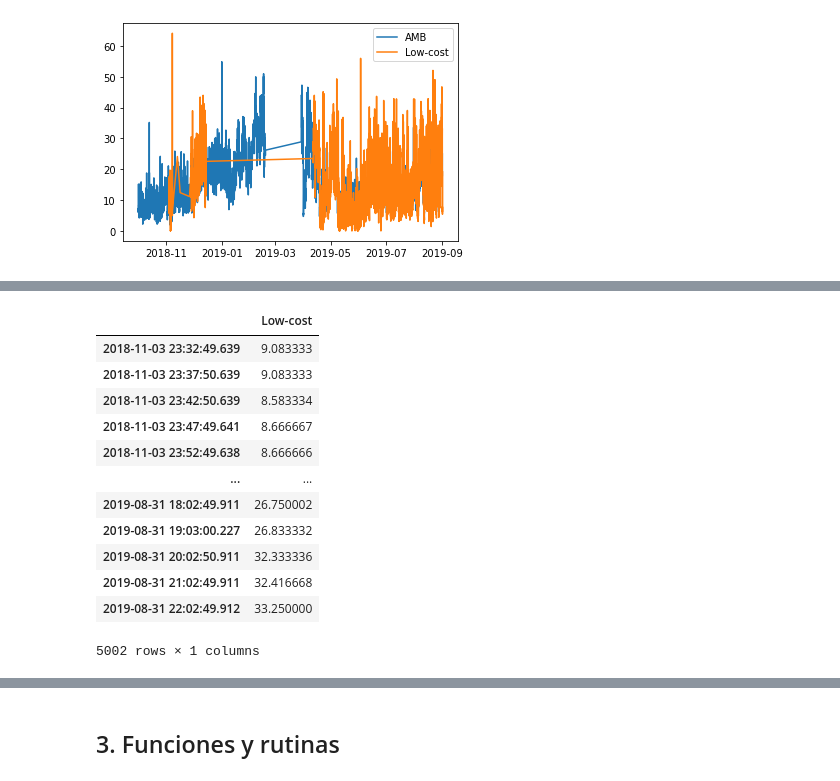
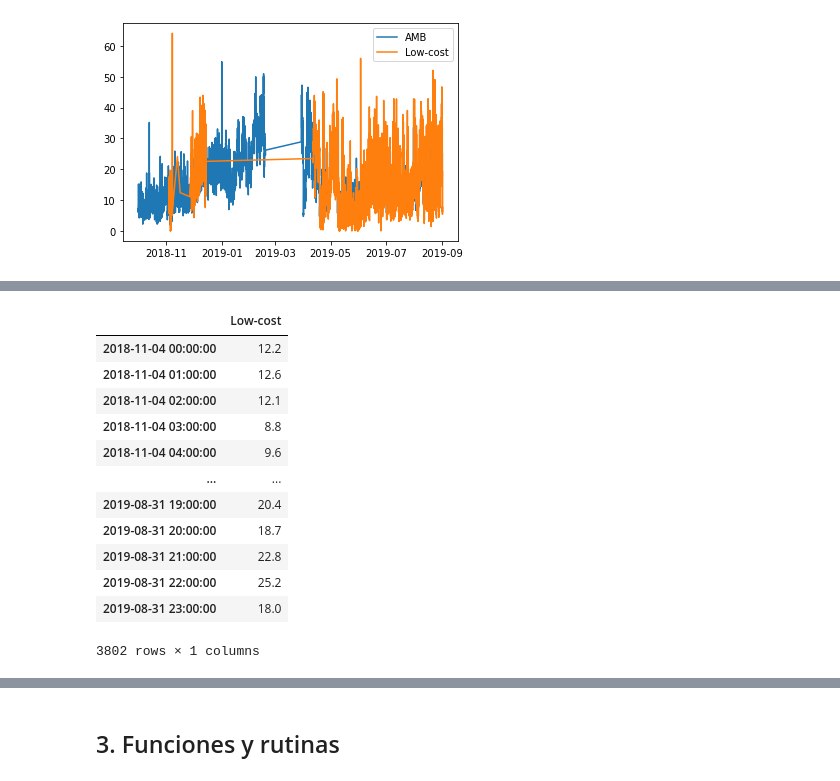
Before and after one commit to jhoampitre/MathMet1, a Jupyter notebook: Codigos/Asignación 2/Ventanas_moviles.ipynb, the cells around one changed output, grey strips where cells are left out. Cells and saved outputs as stored; diff of their text form; code cells hidden in the pictures.

```diff
--- a/Codigos/Asignación 2/Ventanas_moviles.ipynb
+++ b/Codigos/Asignación 2/Ventanas_moviles.ipynb
@@ -111,11 +99,17 @@ plt.legend()
 [figure]
 # %%
 Intervalos = []
-aux = data_AMB2.index[0]
-for i in range(len(data_AMB2)-1):
-    if data_AMB2.index[i+1] - data_AMB2.index[i] > datetime.timedelta(hours=2):
-        Intervalos.append([aux, data_AMB2.index[i]])
-        aux = data_AMB2.index[i+1]
-Intervalos.append([aux, data_AMB2.index[-1]])
+aux = data_LOW_COST.index[0]
+for i in range(len(data_LOW_COST)-1):
+    if (data_LOW_COST.index[i+1] - data_LOW_COST.index[i]) > datetime.timedelta(hours=5):
+        Intervalos.append([aux, data_LOW_COST.index[i]])
+        aux = data_LOW_COST.index[i+1]
+Intervalos.append([aux, data_LOW_COST.index[-1]])
+
+aux = Intervalos.copy()
+for i in range(len(Intervalos)):
+    if Intervalos[i][0] == Intervalos[i][1]:
+        aux.remove(Intervalos[i])
+Intervalos = aux
 Intervalos
 # %% [output]
@@ -126,29 +136,25 @@ Intervalos
-# %%
-data_LOW_COST_reduce = pd.DataFrame({},columns=['Time','Low-cost'])
-data_LOW_COST_reduce = data_LOW_COST_reduce.set_index('Time')
-for i in range(len(data_LOW_COST)):
-    date = data_LOW_COST.index[i]
-    if (date >= Intervalos[0][0]) and (date <= Intervalos[0][1]):
-        data_LOW_COST_reduce = data_LOW_COST_reduce.append( pd.DataFrame({'Low-cost':float(data_LOW_COST.values[i][0])}, index=[date]) )
-    elif (date >= Intervalos[3][0]) and (date <= Intervalos[3][1]):
-        data_LOW_COST_reduce = data_LOW_COST_reduce.append( pd.DataFrame({'Low-cost':float(data_LOW_COST.values[i][0])}, index=[date]) )
-    elif (date >= Intervalos[1][0]) and (date <= Intervalos[1][1]):
-        data_LOW_COST_reduce = data_LOW_COST_reduce.append( pd.DataFrame({'Low-cost':float(data_LOW_COST.values[i][0])}, index=[date]) )
-    elif (date >= Intervalos[2][0]) and (date <= Intervalos[2][1]):
-        data_LOW_COST_reduce = data_LOW_COST_reduce.append( pd.DataFrame({'Low-cost':float(data_LOW_COST.values[i][0])}, index=[date]) )
-
-data_LOW_COST_reduce
-# %% [output]
-|  | Low-cost |
-| 2018-11-03 23:32:49.639 | 9.083333 |
-| 2018-11-03 23:37:50.639 | 9.083333 |
-| 2018-11-03 23:42:50.639 | 8.583334 |
-| 2018-11-03 23:47:49.641 | 8.666667 |
-| 2018-11-03 23:52:49.638 | 8.666666 |
-| ... | ... |
-| 2019-08-31 18:02:49.911 | 26.750002 |
-| 2019-08-31 19:03:00.227 | 26.833332 |
-| 2019-08-31 20:02:50.911 | 32.333336 |
-| 2019-08-31 21:02:49.911 | 32.416668 |
-| 2019-08-31 22:02:49.912 | 33.250000 |
-5002 rows × 1 columns
+# %%
+data_AMB2_reduce = pd.DataFrame({},columns=['Time','Low-cost'])
+data_AMB2_reduce = data_AMB2_reduce.set_index('Time')
+for i in range(len(data_AMB2)):
+    date = data_AMB2.index[i]
+    for j in range(len(Intervalos)):
+        if (date >= Intervalos[j][0]) and (date <= Intervalos[j][1]):
+            data_AMB2_reduce = data_AMB2_reduce.append( pd.DataFrame({'Low-cost':float(data_AMB2.values[i][0])}, index=[date]) )
+            break
+
+data_AMB2_reduce
+# %% [output]
+|  | Low-cost |
+| 2018-11-04 00:00:00 | 12.2 |
+| 2018-11-04 01:00:00 | 12.6 |
+| 2018-11-04 02:00:00 | 12.1 |
+| 2018-11-04 03:00:00 | 8.8 |
+| 2018-11-04 04:00:00 | 9.6 |
+| ... | ... |
+| 2019-08-31 19:00:00 | 20.4 |
+| 2019-08-31 20:00:00 | 18.7 |
+| 2019-08-31 21:00:00 | 22.8 |
+| 2019-08-31 22:00:00 | 25.2 |
+| 2019-08-31 23:00:00 | 18.0 |
+3802 rows × 1 columns
```
Also changed, not shown: parts of 9 cells of this notebook.
